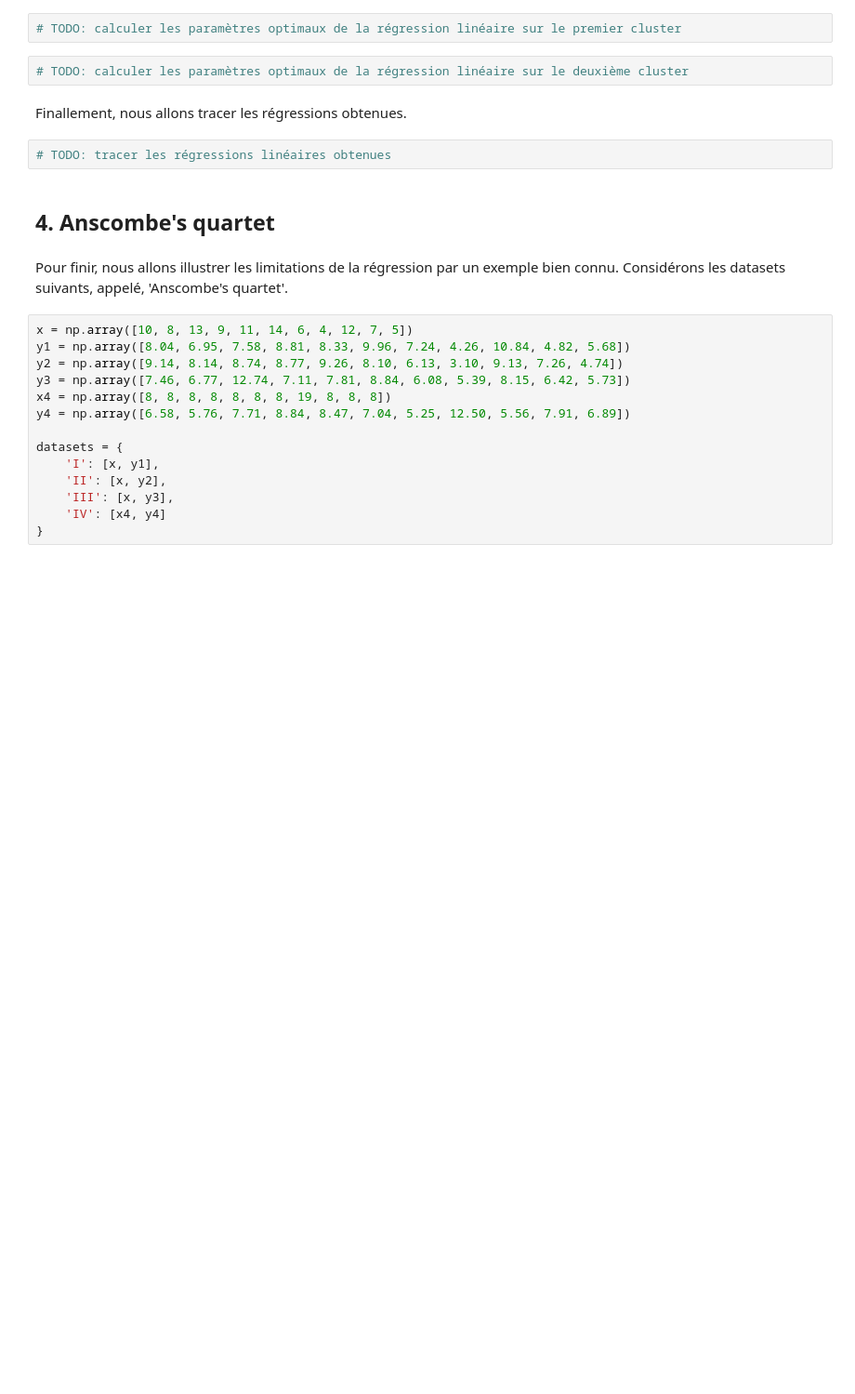
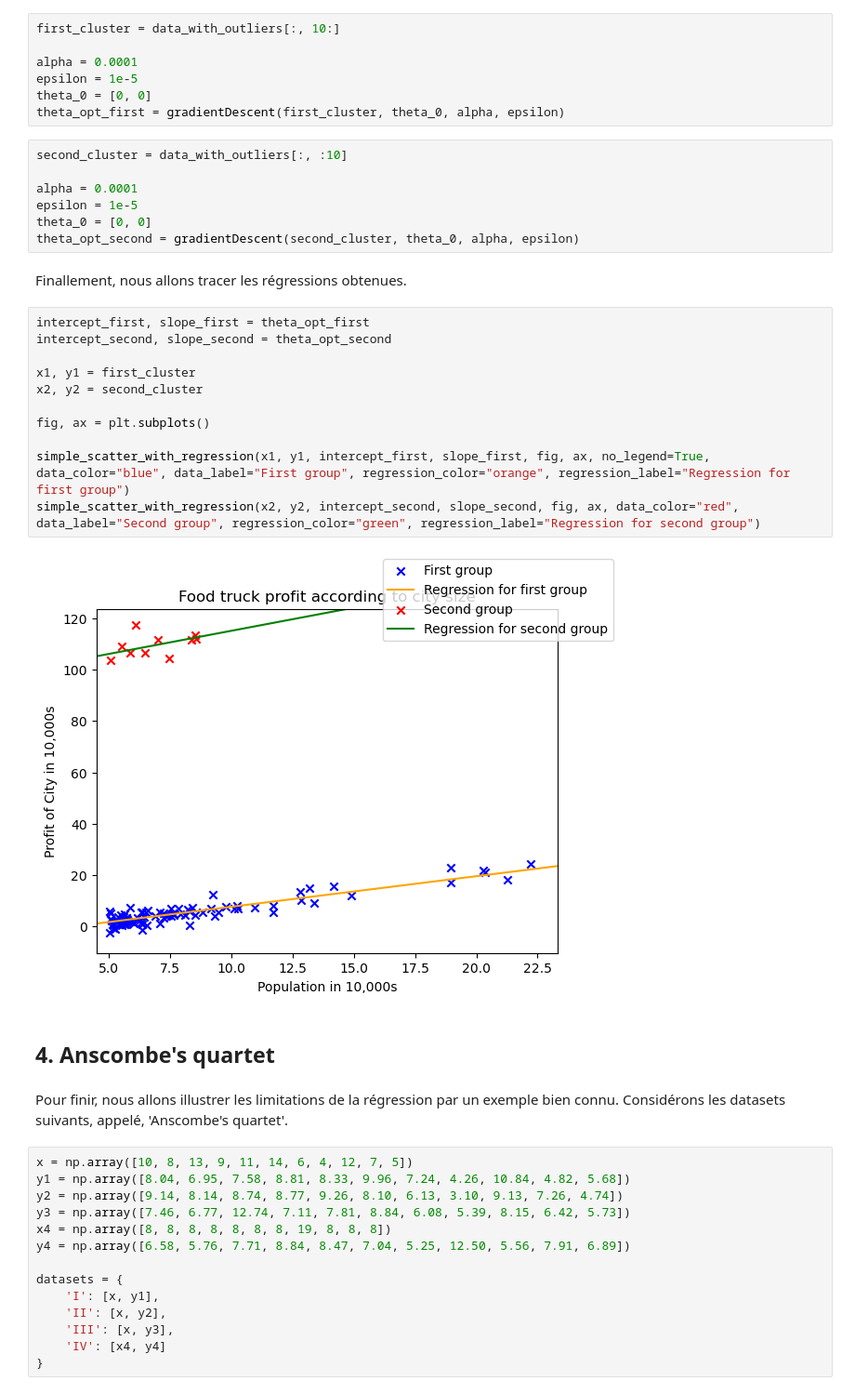
Before and after one commit to HUART1848/APV_L1, a Jupyter notebook: TP1_APV_S1-2023_Reponses_Huart_Hugo.ipynb, the cells around one changed output. Shown at 93% size. Saved outputs shown, nothing was run; the diff lists cells and outputs as text; blank space fills up the shorter version.

```diff
--- a/TP1_APV_S1-2023_Reponses_Huart_Hugo.ipynb
+++ b/TP1_APV_S1-2023_Reponses_Huart_Hugo.ipynb
@@ -269,13 +265,34 @@ Sans surprise, nous avons trouvé les deux clusters trouvés par k-mean séparen
 # %% [markdown]
 Supposons maintenant que les données présentes dans les deux premiers clusters ne sont pas des données aberrantes. Nous observons deux cluster clairement séparés car ils correspondent à deux groupes de populations avec des différences bien spécifiques. Par exemple correspondant à deux pays différents. Dans cette situation, il serait sans doute plus pertinent de construire deux régressions linéaire différentes: une pour chaque cluster. C'est ce que nous allons faire maintenant.
 # %%
-# TODO: calculer les paramètres optimaux de la régression linéaire sur le premier cluster
+first_cluster = data_with_outliers[:, 10:]
+
+alpha = 0.0001
+epsilon = 1e-5
+theta_0 = [0, 0]
+theta_opt_first = gradientDescent(first_cluster, theta_0, alpha, epsilon)
 # %%
-# TODO: calculer les paramètres optimaux de la régression linéaire sur le deuxième cluster
+second_cluster = data_with_outliers[:, :10]
+
+alpha = 0.0001
+epsilon = 1e-5
+theta_0 = [0, 0]
+theta_opt_second = gradientDescent(second_cluster, theta_0, alpha, epsilon)
 # %% [markdown]
 Finallement, nous allons tracer les régressions obtenues.
 # %%
-# TODO: tracer les régressions linéaires obtenues
+intercept_first, slope_first = theta_opt_first
+intercept_second, slope_second = theta_opt_second
+
+x1, y1 = first_cluster
+x2, y2 = second_cluster
+
+fig, ax = plt.subplots()
+
+simple_scatter_with_regression(x1, y1, intercept_first, slope_first, fig, ax, no_legend=True, data_color="blue", data_label="First group", regression_color="orange", regression_label="Regression for first group")
+simple_scatter_with_regression(x2, y2, intercept_second, slope_second, fig, ax, data_color="red", data_label="Second group", regression_color="green", regression_label="Regression for second group")
+# %% [output]
+[figure, added]
 # %% [markdown]
 ## 4. Anscombe's quartet
 # %% [markdown]
```
Also changed, not shown: parts of 13 cells of this notebook.
